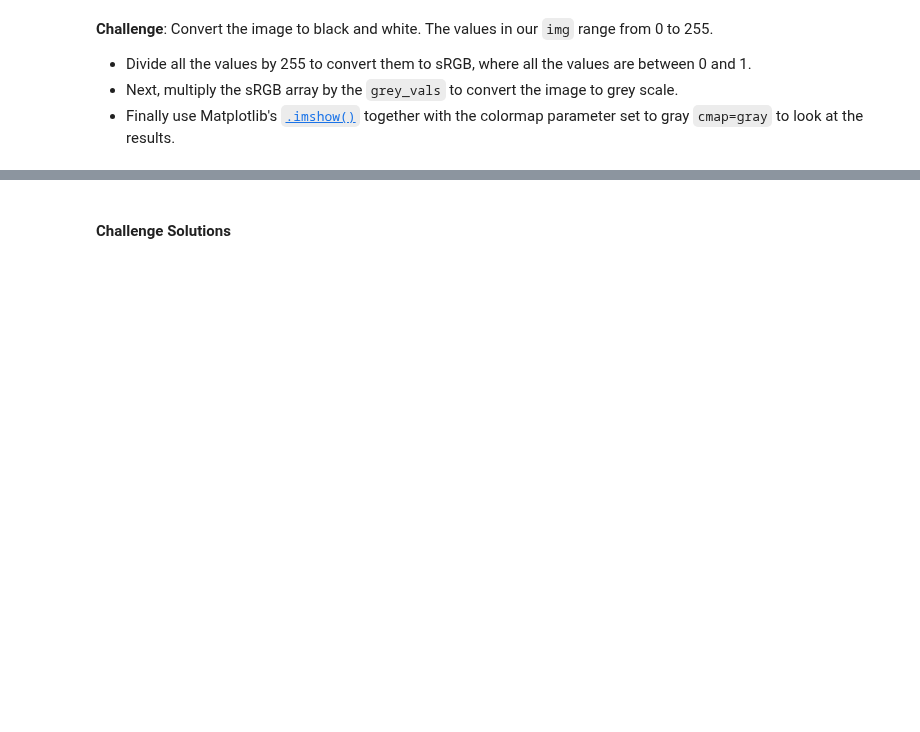
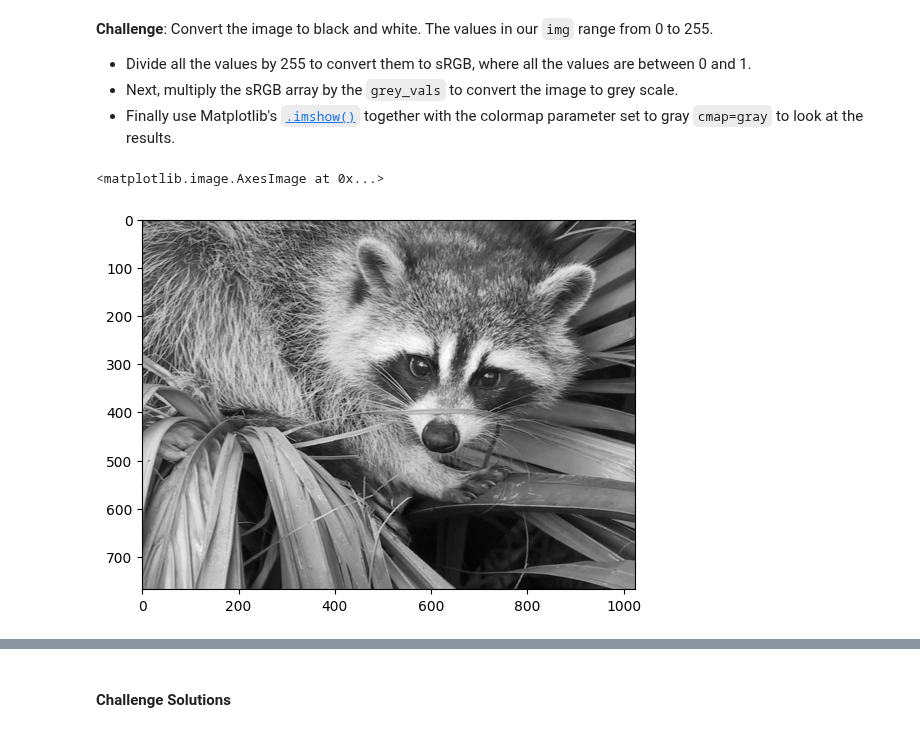
Before and after one commit to MatthewBailerDemmer/PythonBootcamp, a Jupyter notebook: DataScience Projects/Computation+with+NumPy+(start)/Computation with NumPy (start)/Computation_with_NumPy_and_N_Dimensional_Arrays_(start).ipynb, the cells around one changed output, grey strips where cells are left out. Cells and saved outputs as stored; diff of their text form; code cells hidden in the pictures; blank space fills up the shorter version.

```diff
--- a/DataScience Projects/Computation+with+NumPy+(start)/Computation with NumPy (start)/Computation_with_NumPy_and_N_Dimensional_Arrays_(start).ipynb
+++ b/DataScience Projects/Computation+with+NumPy+(start)/Computation with NumPy (start)/Computation_with_NumPy_and_N_Dimensional_Arrays_(start).ipynb
@@ -256,3 +277,9 @@ grey_vals = np.array([0.2126, 0.7152, 0.0722])
+# %%
+imgBW = img @ grey_vals
+plt.imshow(imgBW, cmap='gray')
+# %% [output]
+<matplotlib.image.AxesImage at 0x...>
+[figure, added]
 # %% [markdown]
 **Challenge**: Can you manipulate the images by doing some operations on the underlying ndarrays? See if you can change the values in the ndarray so that:
 
```
Also changed, not shown: parts of 13 cells of this notebook, 45 other files.
